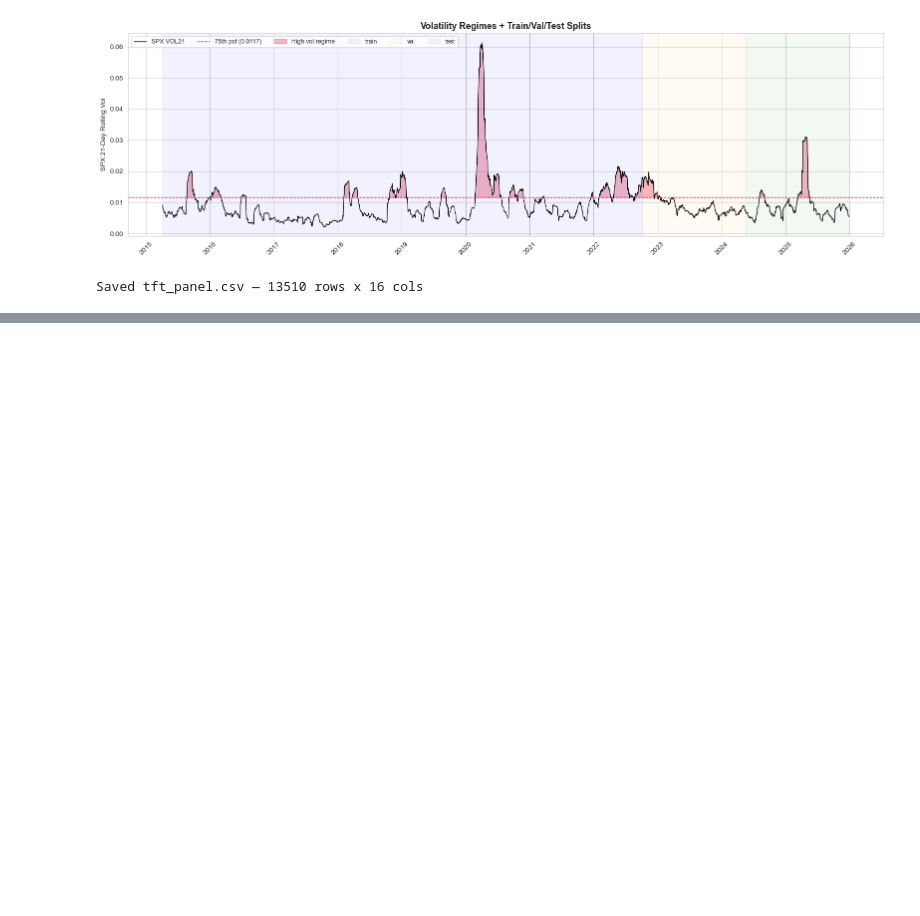
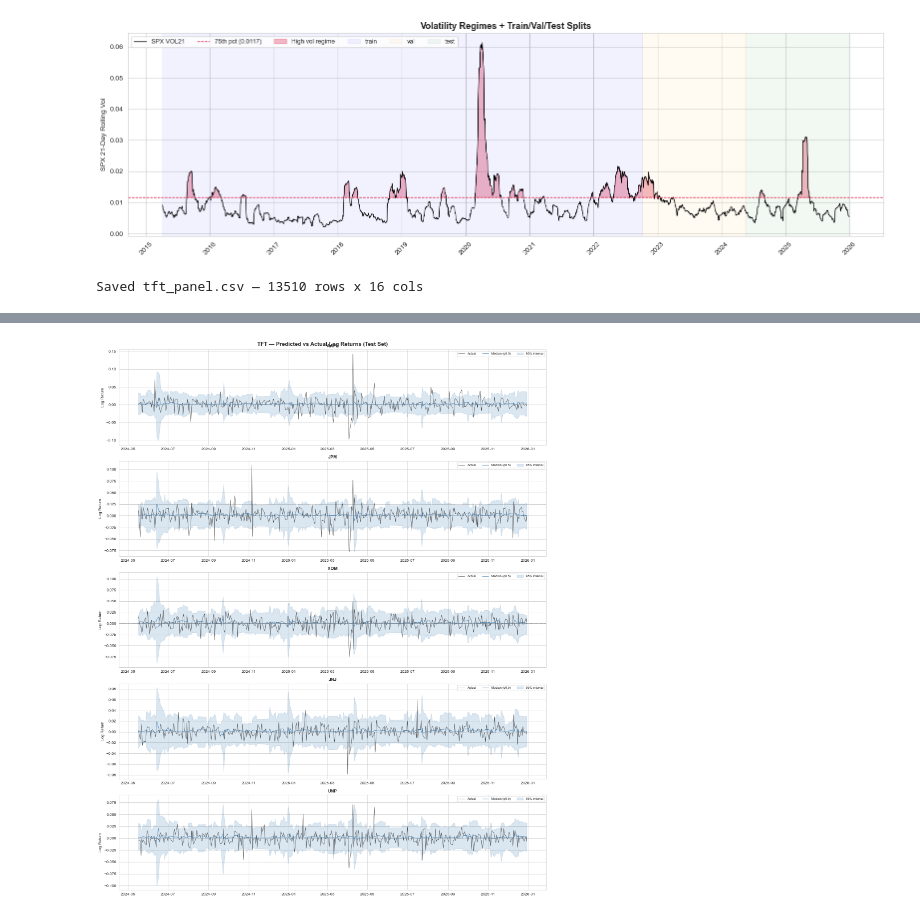
Before and after one commit to FbStatsQuant/Temporal-Fusion-Transformer, a Jupyter notebook: 1_TFT_5_Stocks.ipynb, the cells around one changed output, grey strips where cells are left out. Saved outputs shown, nothing was run; the diff lists cells and outputs as text; code cells hidden in the pictures; blank space fills up the shorter version.

```diff
--- a/1_TFT_5_Stocks.ipynb
+++ b/1_TFT_5_Stocks.ipynb
@@ -450,0 +680,22 @@ Saved tft_panel.csv — 13510 rows x 16 cols
+# %%
+# ── Align predictions with actuals ─────────────────────────────────────────────
+preds = predictions.output.numpy()  # shape [2030, 1, 3]
+
+# get actuals and index from the test dataset
+actuals    = torch.cat([y[0] for x, y in test_loader]).numpy()
+index      = test_dataset.get_parameters()
+
+# rebuild from test_df directly — safer alignment
+test_sorted = test_df.sort_values(["time_idx", "stock_id"]).reset_index(drop=True)
+
+results = pd.DataFrame({
+    "date"      : test_sorted["date"].values,
+    "stock_id"  : test_sorted["stock_id"].values,
+    "actual"    : test_sorted["log_return"].values,
+    "q025"      : preds[:, 0, 0],
+    "q050"      : preds[:, 0, 1],
+    "q975"      : preds[:, 0, 2],
+})
+
+print(results.shape)
+print(results.head(10))
@@ -450,0 +715,22 @@ Saved tft_panel.csv — 13510 rows x 16 cols
+# %%
+# ── Plot predicted vs actual log returns per stock ─────────────────────────────
+fig, axes = plt.subplots(5, 1, figsize=(16, 20), sharex=False)
+
+for ax, ticker in zip(axes, TICKERS):
+    sub = results[results.stock_id == ticker].sort_values("date")
+
+    ax.plot(sub["date"], sub["actual"], color="black",    lw=0.8, alpha=0.7, label="Actual")
+    ax.plot(sub["date"], sub["q050"],   color="steelblue", lw=1.0, label="Median (q0.5)")
+    ax.fill_between(sub["date"], sub["q025"], sub["q975"],
+                    color="steelblue", alpha=0.2, label="95% interval")
+    ax.axhline(0, color="grey", lw=0.5, linestyle="--")
+    ax.set_title(ticker, fontsize=11, fontweight="bold")
+    ax.set_ylabel("Log Return")
+    ax.legend(fontsize=8, ncol=3)
+
+fig.suptitle("TFT — Predicted vs Actual Log Returns (Test Set)",
+             fontsize=14, fontweight="bold")
+plt.tight_layout()
+plt.show()
+# %% [output]
+[figure, added]
```
Also changed, not shown: parts of 17 cells of this notebook, 9 other files.
